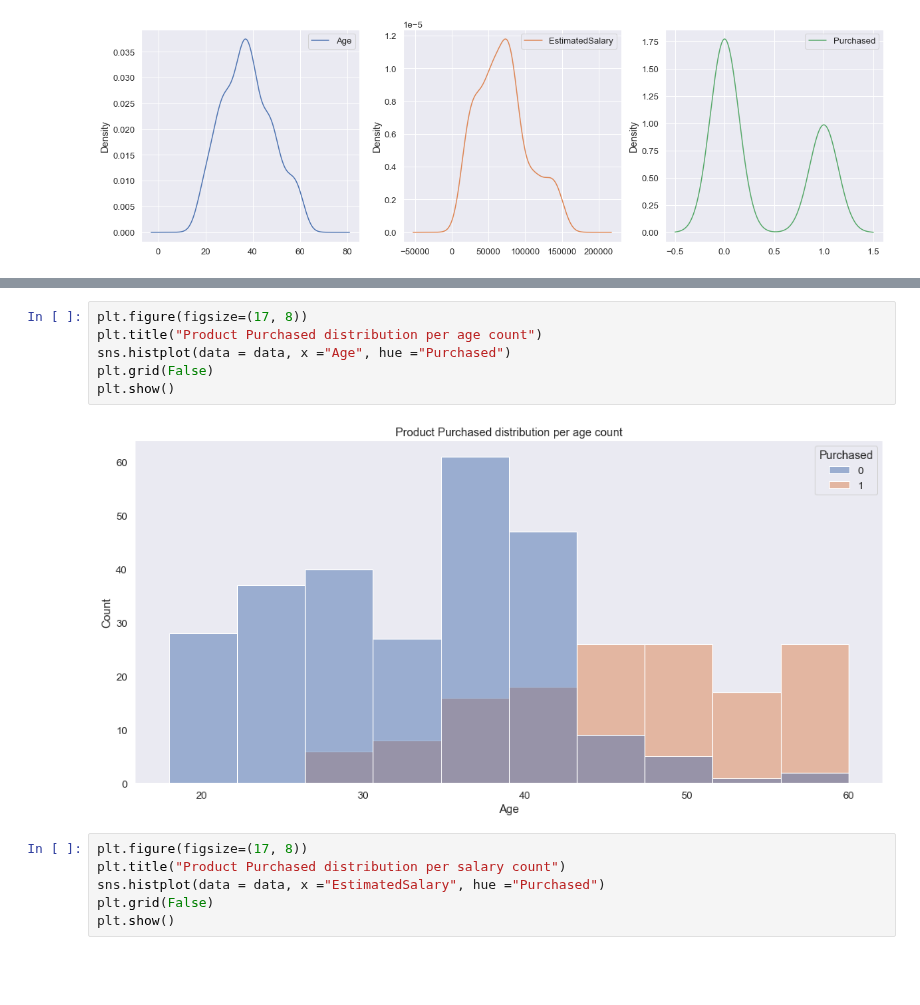
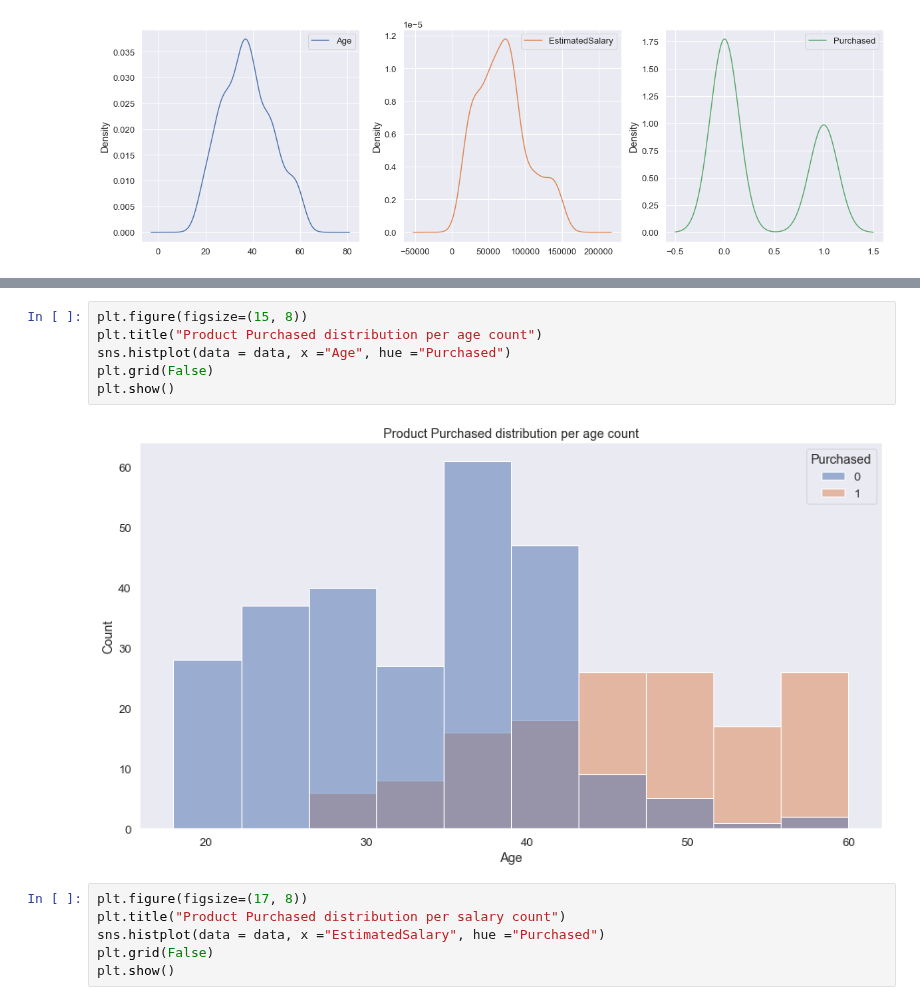
Before and after one commit to franck225-coder/Machine-Learning-project-series, a Jupyter notebook: social media ads analysis/social_media_ads_analysis.ipynb, the cells around one changed output, grey strips where cells are left out. Saved outputs shown, nothing was run; the diff lists cells and outputs as text; blank space fills up the shorter version.

```diff
--- a/social media ads analysis/social_media_ads_analysis.ipynb
+++ b/social media ads analysis/social_media_ads_analysis.ipynb
@@ -63,11 +69,11 @@ array([[<AxesSubplot:ylabel='Density'>, <AxesSubplot:ylabel='Density'>,
 # %%
-plt.figure(figsize=(17, 8))
+plt.figure(figsize=(15, 8))
 plt.title("Product Purchased distribution per age count")
 sns.histplot(data = data, x ="Age", hue ="Purchased")
 plt.grid(False)
 plt.show()
 # %% [output]
-[figure, old version]
+[figure, new version]
 # %%
 plt.figure(figsize=(17, 8))
 plt.title("Product Purchased distribution per salary count")
```
Also changed, not shown: parts of 1 cell of this notebook.
